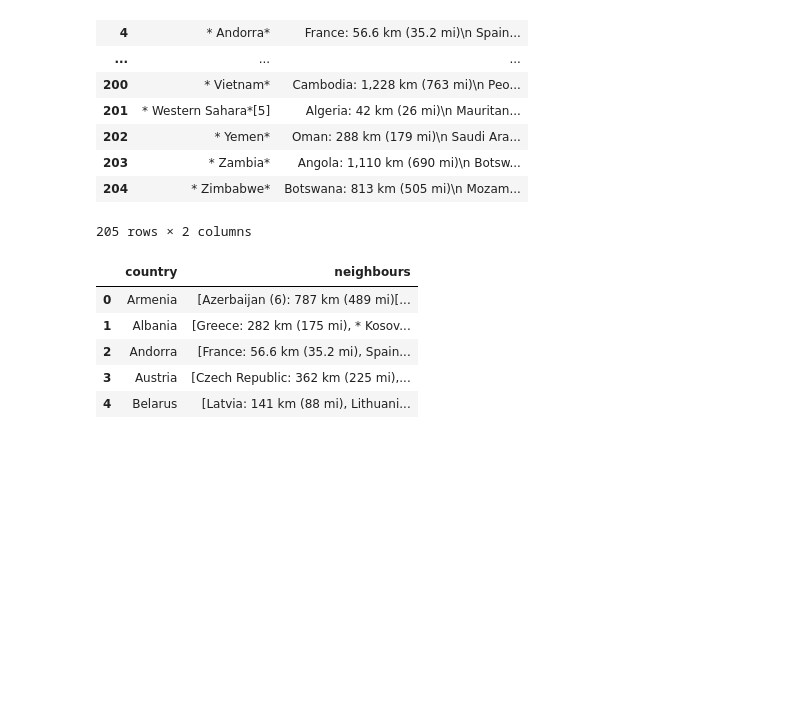
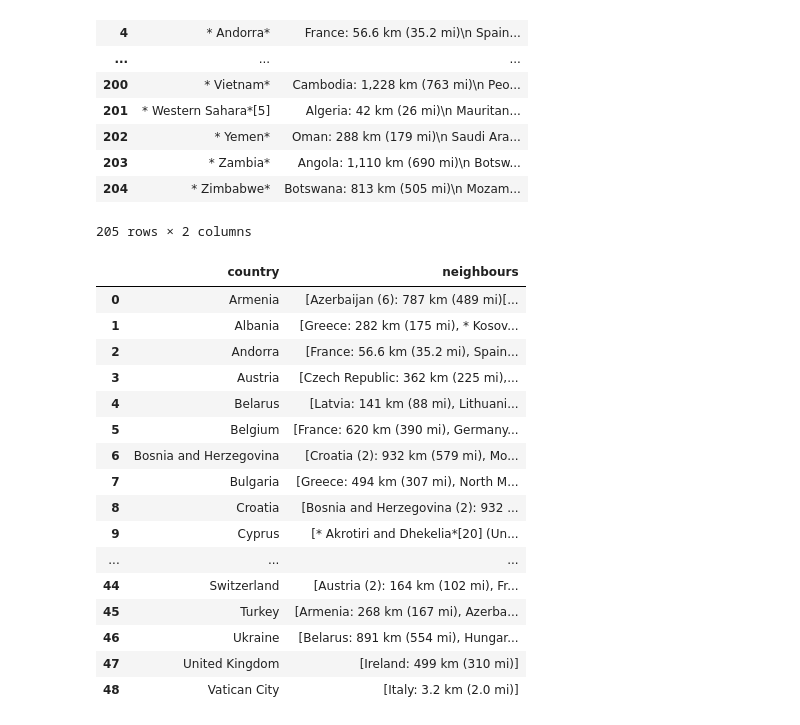
Before and after one commit to GoldenGarr/Graph-Theory-HW-5, a Jupyter notebook: hw5.ipynb, the cells around one changed output. Drawn from its saved outputs; the diff is of its cells as text; code cells hidden in the pictures; blank space fills up the shorter version.

```diff
--- a/hw5.ipynb
+++ b/hw5.ipynb
@@ -87,16 +87,27 @@ borders.at[130, 'country'] = 'Netherlands'
 # %%
 edges_df = countries.merge(borders, how='left')
 # edges_df['neighbours'] = edges_df['neighbours'].apply(str)
 # edges_df['neighbours'] = [x.split(':')[0] for x in edges_df['neighbours']]
 edges_df['neighbours'] =  edges_df['neighbours'].str.split('\n')
-edges_df.head()
+edges_df
 # %% [output]
 |  | country | neighbours |
 | 0 | Armenia | [Azerbaijan (6): 787 km (489 mi)[... |
 | 1 | Albania | [Greece: 282 km (175 mi), * Kosov... |
 | 2 | Andorra | [France: 56.6 km (35.2 mi), Spain... |
 | 3 | Austria | [Czech Republic: 362 km (225 mi),... |
 | 4 | Belarus | [Latvia: 141 km (88 mi), Lithuani... |
+| 5 | Belgium | [France: 620 km (390 mi), Germany... |
+| 6 | Bosnia and Herzegovina | [Croatia (2): 932 km (579 mi), Mo... |
+| 7 | Bulgaria | [Greece: 494 km (307 mi), North M... |
+| 8 | Croatia | [Bosnia and Herzegovina (2): 932 ... |
+| 9 | Cyprus | [* Akrotiri and Dhekelia*[20] (Un... |
+| ... | ... | ... |
+| 44 | Switzerland | [Austria (2): 164 km (102 mi), Fr... |
+| 45 | Turkey | [Armenia: 268 km (167 mi), Azerba... |
+| 46 | Ukraine | [Belarus: 891 km (554 mi), Hungar... |
+| 47 | United Kingdom | [Ireland: 499 km (310 mi)] |
+| 48 | Vatican City | [Italy: 3.2 km (2.0 mi)] |
 # %%
 edges_df['neighbours'] = edges_df['neighbours'].fillna("").apply(list)
 # %%
```
Also changed, not shown: parts of 11 cells of this notebook.
